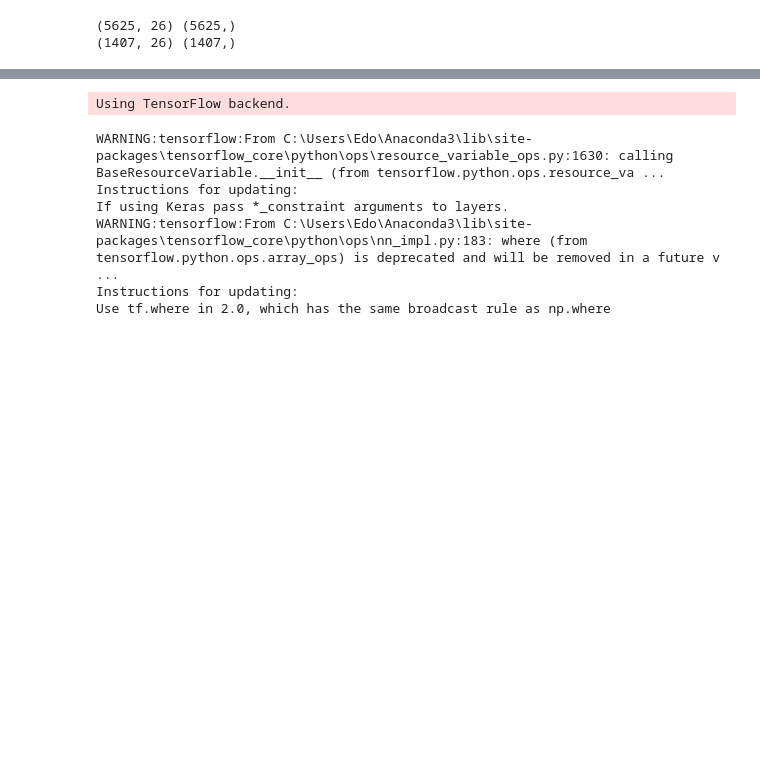
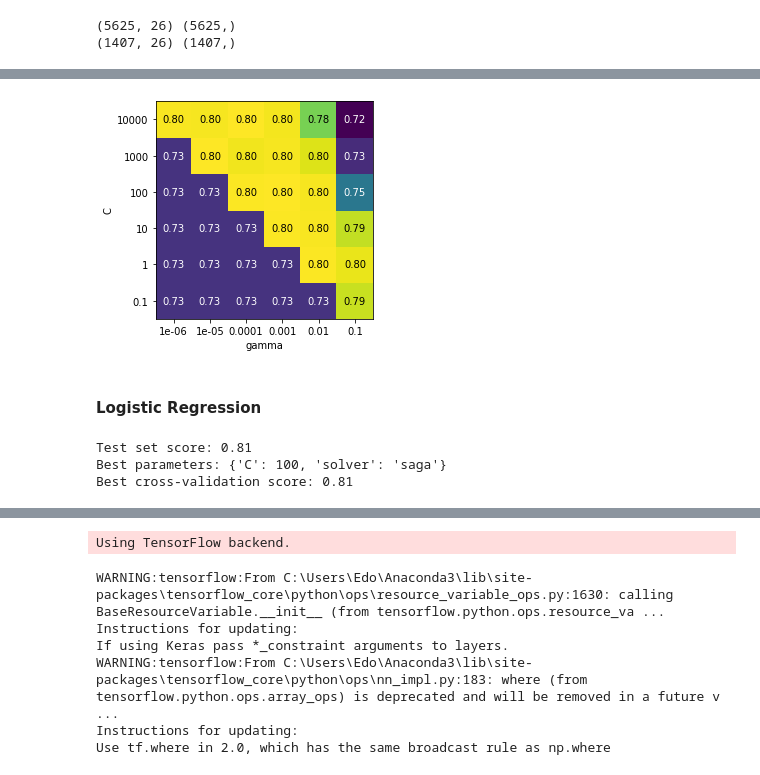
Before and after one commit to edab96/AI-and-Robotics-Project, a Jupyter notebook: Telco_Churn_Prediction.ipynb, the cells around one changed output, grey strips where cells are left out. Drawn from its saved outputs; the diff is of its cells as text; code cells hidden in the pictures; blank space fills up the shorter version.

```diff
--- a/Telco_Churn_Prediction.ipynb
+++ b/Telco_Churn_Prediction.ipynb
@@ -332,0 +411,17 @@ accuracy : 0.8046075085324232
+# %%
+plotGridSearchRuns('C', 'gamma')
+# %% [output]
+[figure, added]
+# %% [markdown]
+#### Logistic Regression
+# %%
+from sklearn.linear_model import LogisticRegression
+
+param_grid = {'C': [0.001, 0.01, 0.1, 1, 10, 100, 10000, 100000],
+'solver': ['newton-cg', 'lbfgs', 'liblinear', 'sag', 'saga']}
+
+runGridSearch(LogisticRegression(), param_grid)
+# %% [output]
+Test set score: 0.81
+Best parameters: {'C': 100, 'solver': 'saga'}
+Best cross-validation score: 0.81
```
Also changed, not shown: parts of 37 cells of this notebook.
